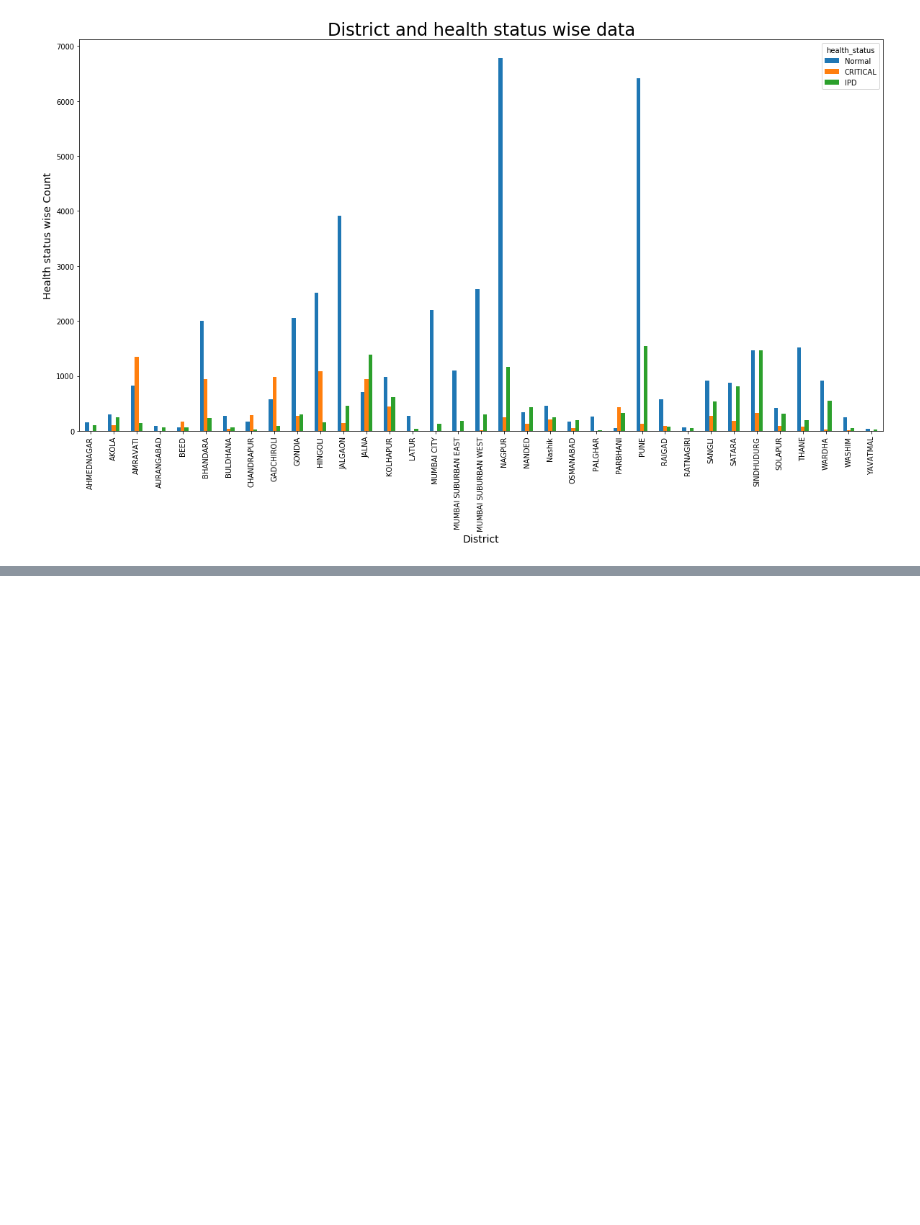
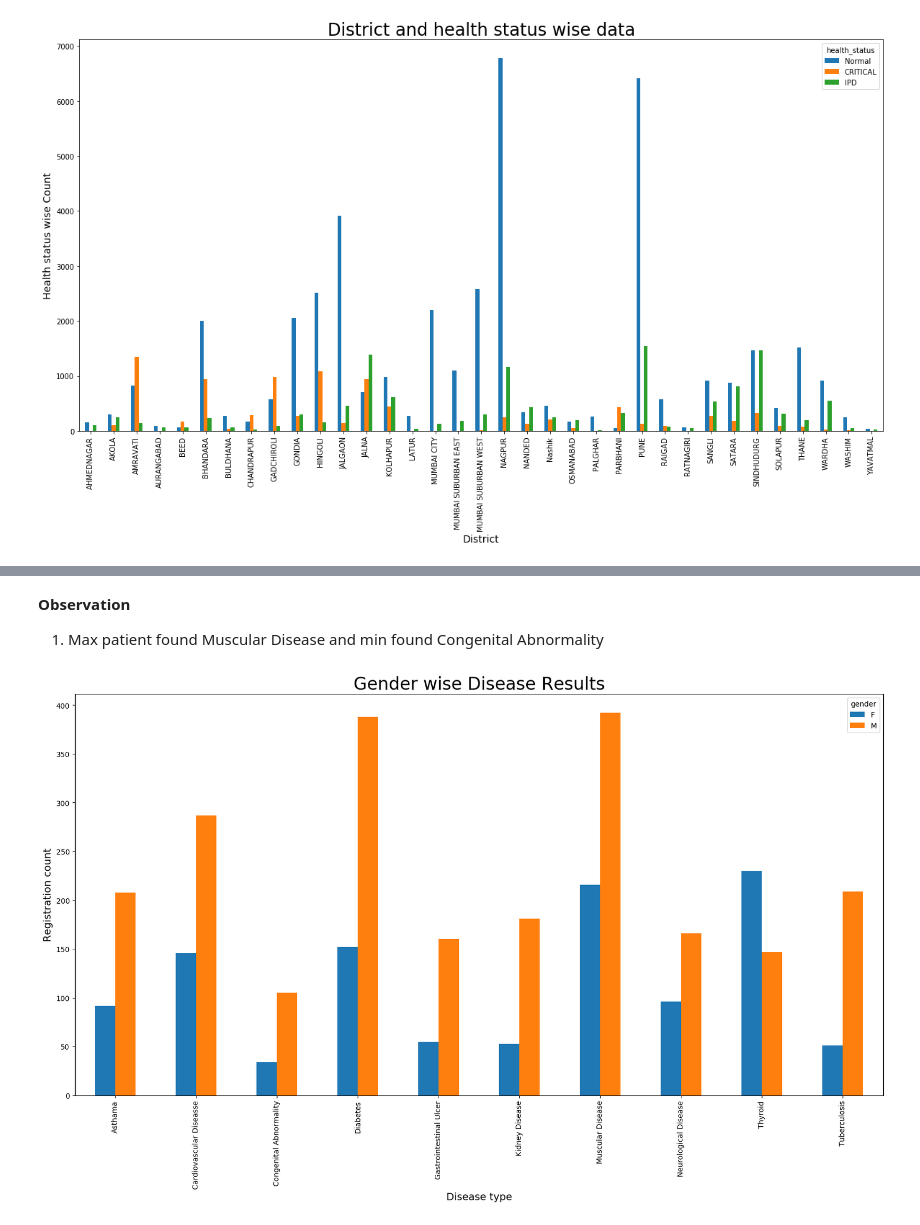
Before and after one commit to dharmendra-chouhan/s2datascience, a Jupyter notebook: Extracted_Construction_Worker_Patient_Details_Files.ipynb, the cells around one changed output, grey strips where cells are left out. Drawn from its saved outputs; the diff is of its cells as text; code cells hidden in the pictures; blank space fills up the shorter version.

```diff
--- a/Extracted_Construction_Worker_Patient_Details_Files.ipynb
+++ b/Extracted_Construction_Worker_Patient_Details_Files.ipynb
@@ -714,0 +713,34 @@ dfTrain
+# %% [markdown]
+
+**Observation**
+
+
+1.   Max patient found Muscular Disease and min found Congenital Abnormality
+# %%
+# disease = df1[(df1['disease_status']=='Yes') ].groupby(['disease_status','diseasename','gender']).agg({"regdid": pd.Series.nunique}).apply(list)
+# disease = disease.reset_index()
+# disease
+
+
+
+import numpy as np
+import pandas as pd
+import matplotlib.pyplot as plt
+
+distwise_reg = df1[(df1['disease_status']=='Yes') ].groupby(['disease_status','diseasename','gender']).agg({"regdid": pd.Series.nunique}).apply(list)
+distwise_reg = distwise_reg.reset_index()
+distwise_reg=distwise_reg.sort_values(by=['diseasename'])
+distwise_reg = distwise_reg.pivot_table('regdid', ['diseasename'], 'gender')
+distwise_reg=distwise_reg.reset_index()
+
+plt.rcParams['figure.figsize'] =[20,10]
+df = pd.DataFrame(distwise_reg)
+
+df.plot(x="diseasename", y=['F','M'], kind="bar")
+plt.xticks(rotation=90)
+plt.title('Gender wise Disease Results',fontsize=24)
+plt.xlabel('Disease type',fontsize=14)
+plt.ylabel('Registration count',fontsize=14)
+plt.show()
+# %% [output]
+[figure, added]
```
Also changed, not shown: parts of 5 cells of this notebook.
